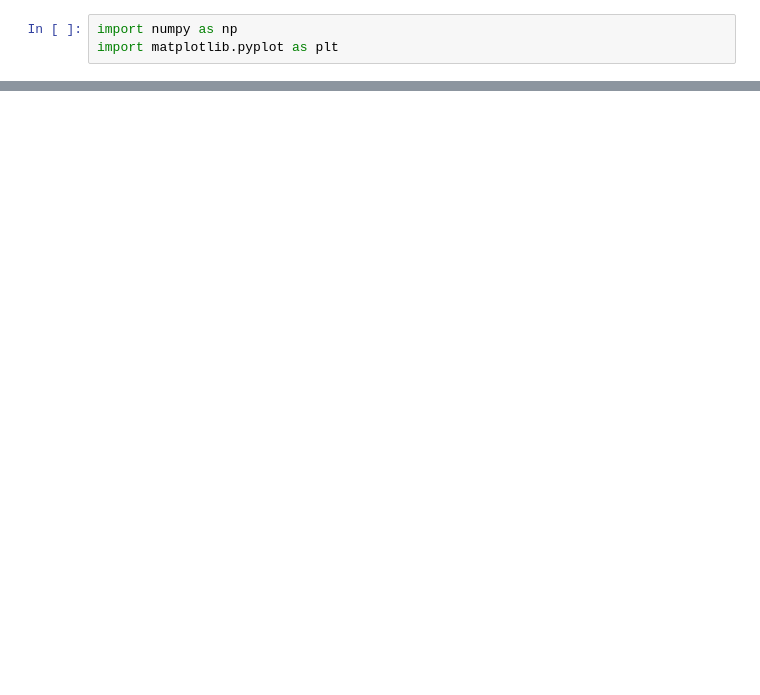
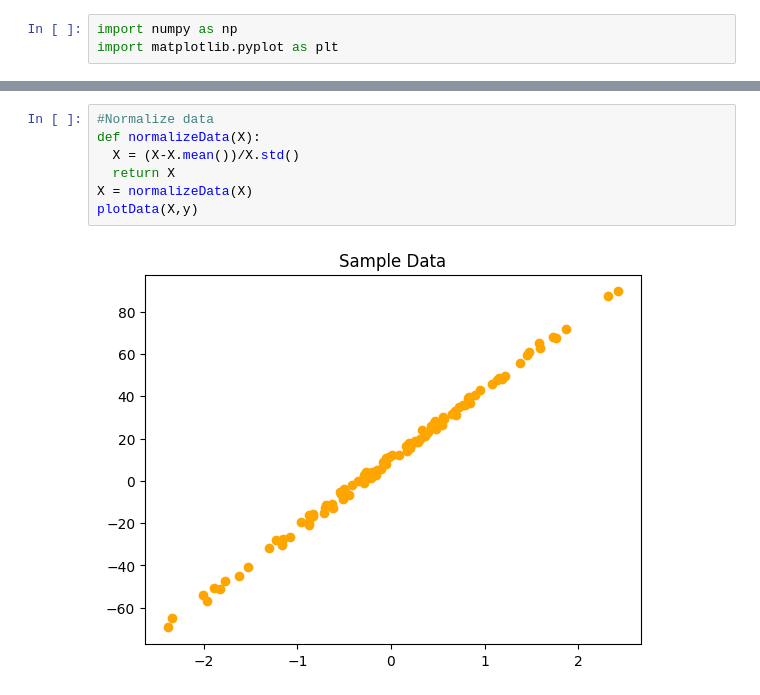
Before and after one commit to SoumyojitMondal/AI_ML_Colab_Repo, a Jupyter notebook: LinearRegression_Learning.ipynb, the cells around one changed output, grey strips where cells are left out. Saved outputs shown, nothing was run; the diff lists cells and outputs as text; blank space fills up the shorter version.

```diff
--- a/LinearRegression_Learning.ipynb
+++ b/LinearRegression_Learning.ipynb
@@ -15,0 +24,9 @@ plt.show()
+# %%
+#Normalize data
+def normalizeData(X):
+  X = (X-X.mean())/X.std()
+  return X
+X = normalizeData(X)
+plotData(X,y)
+# %% [output]
+[figure, added]
```
Also changed, not shown: parts of 7 cells of this notebook.
